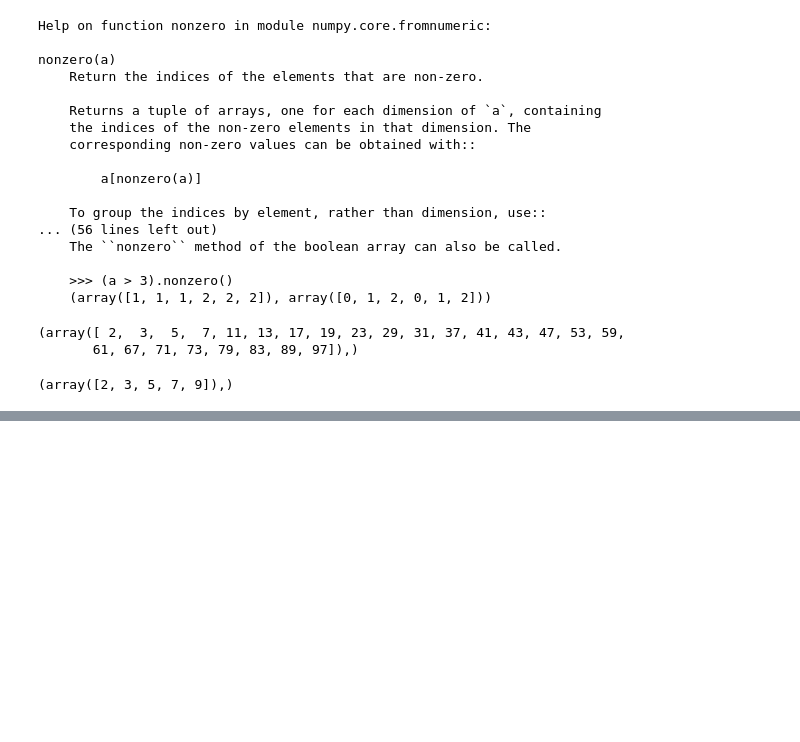
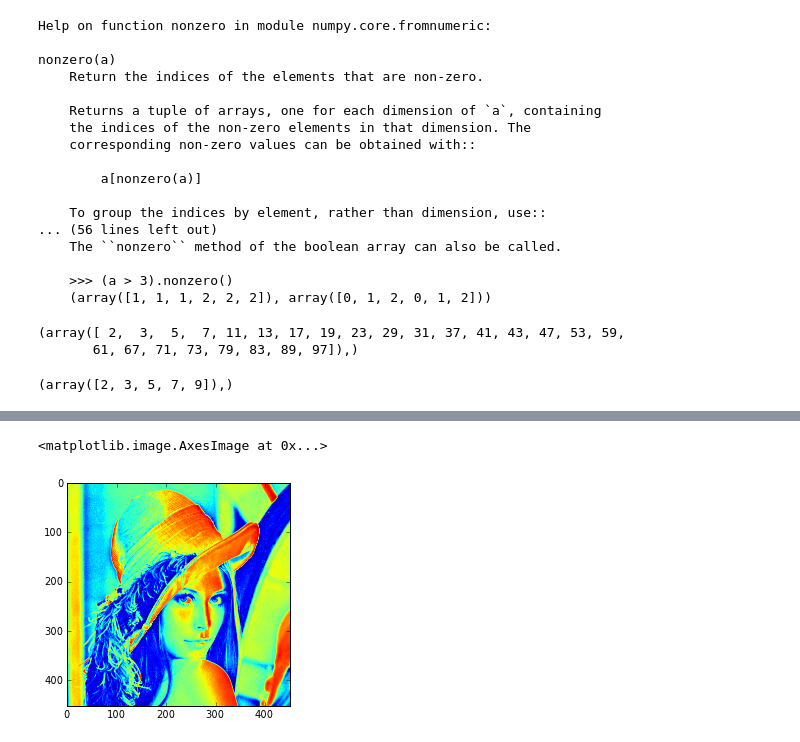
Before and after one commit to ipowellPHYS202/PHYS202-S13, a Jupyter notebook: Week2/NumPyEx1.ipynb, the cells around one changed output, grey strips where cells are left out. Saved outputs shown, nothing was run; the diff lists cells and outputs as text; code cells hidden in the pictures; blank space fills up the shorter version.

```diff
--- a/Week2/NumPyEx1.ipynb
+++ b/Week2/NumPyEx1.ipynb
@@ -103,0 +105,6 @@ NameError: name 'imshow' is not defined
+# %%
+crop_lena = lena[30:-30,30:-30]
+imshow(crop_lena)
+# %% [output]
+<matplotlib.image.AxesImage at 0x...>
+[figure, added]
```
Also changed, not shown: parts of 8 cells of this notebook, 1 other file.
